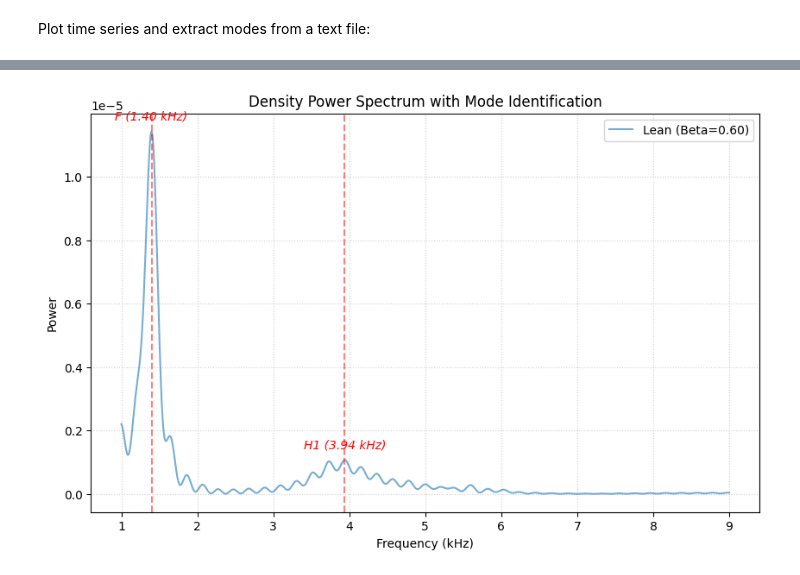
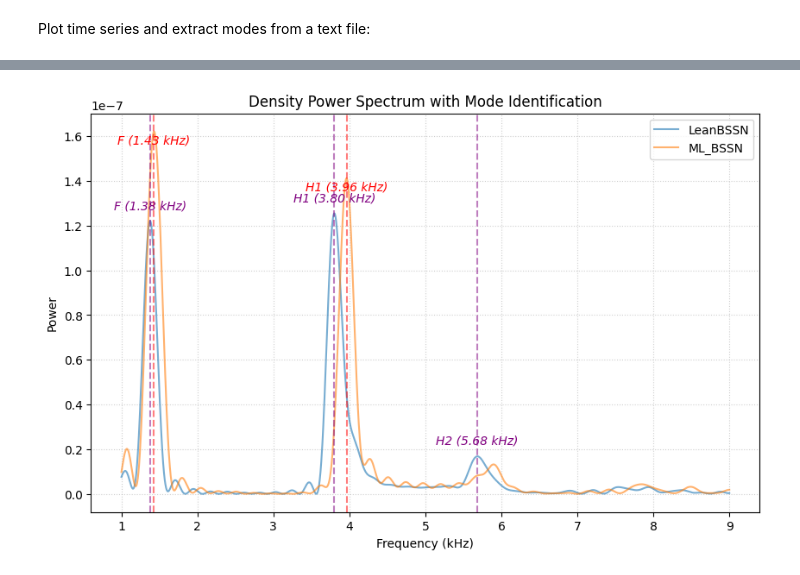
Before and after one commit to harsh-c0ds/My-Work, a Jupyter notebook: TOV/mode_ext.ipynb, the cells around one changed output, grey strips where cells are left out. Saved outputs shown, nothing was run; the diff lists cells and outputs as text; code cells hidden in the pictures.

```diff
--- a/TOV/mode_ext.ipynb
+++ b/TOV/mode_ext.ipynb
@@ -154,20 +154,20 @@ def load_time_series(file_path):
 
 sim_dir_if = "/home/hsolanki/simulations/tov_IF/output-0000/tov_ET"
 sim_dir_p = "/home/hsolanki/simulations/Pol_sim/output-0000/tov_ET"
-sim_dir_lean = "/home/hsolanki/simulations/lean_bssn/output-0001/tov_ET"
+sim_dir_lean = "/home/hsolanki/simulations/lean_high/output-0000/tov_ET"
 sim_dir_lean_high = "/home/hsolanki/simulations/lean_high/output-0000/tov_ET"
 sim_dir_lean_mid = "/home/hsolanki/simulations/lean_bssn_mid/output-0000/tov_ET"
 sim_dir_l_beta_1 = "/home/hsolanki/simulations/l_beta_1/output-0002/tov_ET"
 output_dir = "/home/hsolanki/Programs/My-Work/output/"
-file_path = output_dir + "rho_timeseries_l_1.txt"
-#file_path_adm = output_dir + "rho_timeseries_P.txt"
+file_path = output_dir + "rho_timeseries_lean_high.txt"
+file_path_adm = output_dir + "rho_timeseries_P.txt"
 # %%
 # Detect star surface to get x_p
 #x_p, surface_ixd_l, surface_x = detect_star_surface(sim_dir_l_beta_1, filename="hydrobase-rho.x.asc")
 #x_P_P, surface_ixd_p, surface_x_p = detect_star_surface(sim_dir_p, filename="hydrobase-rho.x.asc")
 
 t_s_all_l, rho_all_l = load_time_series(file_path)
-#t_s_all_P, rho_all_P = load_time_series(file_path_adm)
+t_s_all_P, rho_all_P = load_time_series(file_path_adm)
 
 t_s_all_l = t_s_all_l / 203  # convert to ms
 # %% [output]
@@ -209,33 +208,34 @@ rho_l = rho_l[:lim]
 #### Mode Extraction ####
 
 freq_l, power_l = fourier_transform(t_l, rho_l)
-#freq_adm, power_adm = fourier_transform(t_adm, rho_adm)
+freq_adm, power_adm = fourier_transform(t_adm, rho_adm)
 
 
 
-#power_smooth = gaussian_filter1d(power, sigma=3) # 3
 peaks_l, properties = find_peaks(
     power_l,
-    prominence=np.max(power_l) * 0.04,  # stands out from background 0.04
-    width=5.5                               # suppress narrow noise spikes 3.5
+    height=np.max(power_l) * 0.07,
+    prominence=np.percentile(power_l, 95) * 0.15,
+    width=6,
 )
 
-# peaks_adm, properties = find_peaks(
-#     power_adm,
-#     prominence=np.max(power_adm) * 0.04,  # stands out from background 0.04
-#     width=3.5                                   # suppress narrow noise spikes 3.5
-# )
+peaks_adm, properties = find_peaks(
+    power_adm,
+    height=np.max(power_adm) * 0.07,
+    prominence=np.percentile(power_adm, 95) * 0.35,
+    width=8,
+)
 
 F_c_l = freq_l[peaks_l[0]]  # Frequency of fundamental mode in kHz
-#F_c_adm = freq_adm[peaks_adm[0]]  # Frequency of fundamental mode in kHz
+F_c_adm = freq_adm[peaks_adm[0]]  # Frequency of fundamental mode in kHz
 labels = ["F", "H1", "H2", "H3", "H4", "H5"]
 
 # --- Plotting the Raw Comparison ---
 plt.figure(figsize=(10, 6))
 
 # --- plot PSDs ---
-plt.plot(freq_l, power_l, alpha=0.6, label="Lean (Beta=0.60)")
-#plt.plot(freq_adm, power_adm, alpha=0.6, label="ADM")
+plt.plot(freq_l, power_l, alpha=0.6, label="LeanBSSN")
+plt.plot(freq_adm, power_adm, alpha=0.6, label="ML_BSSN")
 # --- package peak information ---
 spectra = [
     {
@@ -243,50 +243,50 @@ spectra = [
         "power": power_l,
         "peaks": peaks_l,
         "labels": labels,
-        "color": "red",
-        "name": "Lean Mid",
+        "color": "purple",
+        "name": "LeanBSSN",
         "yoffset": 10
     },
-    # {
-    #     "freq": freq_adm,
-    #     "power": power_adm,
-    #     "peaks": peaks_adm,
-    #     "labels": labels,
-    #     "color": "purple",
-    #     "name": "ADM",
-    #     "yoffset": -15
-    # }
+    {
+        "freq": freq_adm,
+        "power": power_adm,
+        "peaks": peaks_adm,
+        "labels": labels,
+        "color": "red",
+        "name": "ML_BSSN",
+        "yoffset": -10
+    }
 ]
 
 # --- annotate peaks ---
 for spec in spectra:
     for i, peak_idx in enumerate(spec["peaks"][:len(spec["labels"])]):
         x = spec["freq"][peak_idx]
         y = spec["power"][peak_idx]
 
         plt.axvline(
             x=x,
             color=spec["color"],
             linestyle="--",
             alpha=0.5
         )
 
         plt.annotate(
             f"{spec['labels'][i]} ({x:.2f} kHz)",
             xy=(x, y),
             xytext=(0, spec["yoffset"]),
             textcoords="offset points",
             ha="center",
             fontstyle="italic",
             color=spec["color"]
         )
 
 plt.xlabel("Frequency (kHz)")
 plt.ylabel("Power")
 plt.title("Density Power Spectrum with Mode Identification")
 plt.legend()
 plt.grid(True, linestyle=":", alpha=0.6)
-plt.savefig(output_dir+"lean_psd_beta_1.png")
+#plt.savefig(output_dir+"lean_psd_beta_1.png")
 plt.show()
 # %% [output]
-[figure, old version]
+[figure, new version]
```
Also changed, not shown: parts of 2 cells of this notebook, 2 other files.
